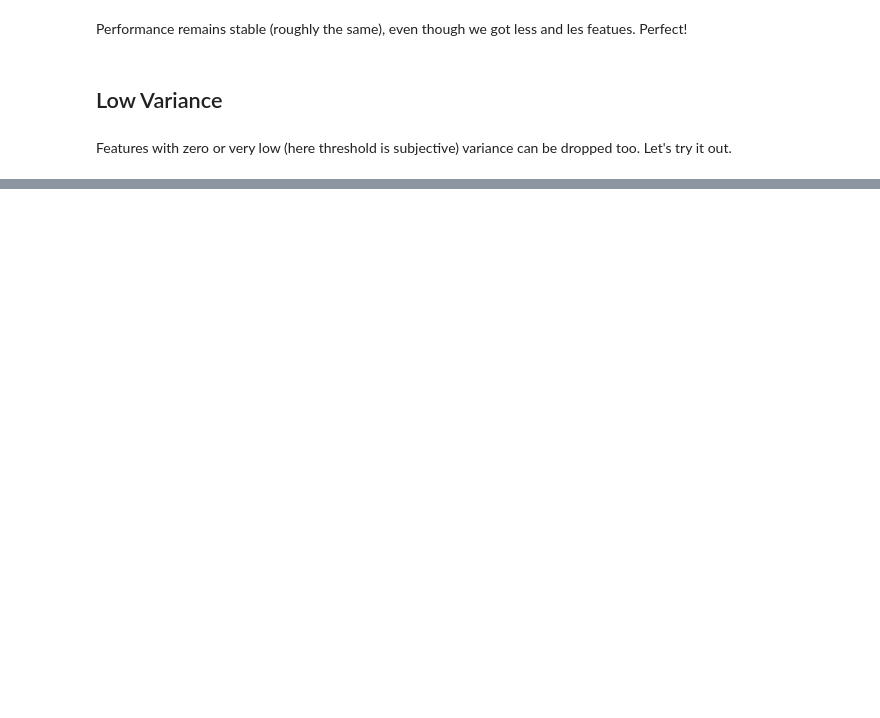
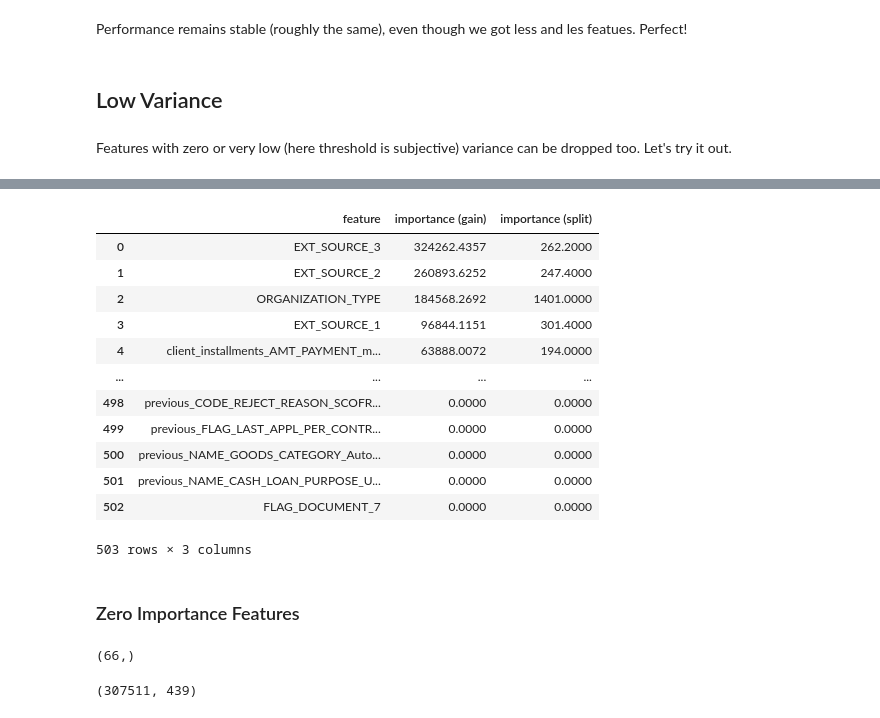
Before and after one commit to akimalikhanov/w, a Jupyter notebook: 3_Feature_Selection.ipynb, the cells around one changed output, grey strips where cells are left out. Drawn from its saved outputs; the diff is of its cells as text; code cells hidden in the pictures; blank space fills up the shorter version.

```diff
--- a/3_Feature_Selection.ipynb
+++ b/3_Feature_Selection.ipynb
@@ -307,0 +287,8 @@ train.to_csv('../data/train_filtered.csv', chunksize=500)
+# %%
+import re
+train=train.rename(columns=lambda x:re.sub('[^A-Za-z0-9_]+', '', x))
+# %%
+X, y=train.drop(['TARGET', 'SK_ID_CURR'], axis=1), train['TARGET']
+
+res, imps=feature_imp_cv(X, y)
+res
@@ -307,0 +318,29 @@ train.to_csv('../data/train_filtered.csv', chunksize=500)
+# %%
+imps=imps.sort_values(by='importance (gain)', ascending=False).reset_index(drop=True)
+imps
+# %% [output]
+|  | feature | importance (gain) | importance (split) |
+| 0 | EXT_SOURCE_3 | 324262.4357 | 262.2000 |
+| 1 | EXT_SOURCE_2 | 260893.6252 | 247.4000 |
+| 2 | ORGANIZATION_TYPE | 184568.2692 | 1401.0000 |
+| 3 | EXT_SOURCE_1 | 96844.1151 | 301.4000 |
+| 4 | client_installments_AMT_PAYMENT_m... | 63888.0072 | 194.0000 |
+| ... | ... | ... | ... |
+| 498 | previous_CODE_REJECT_REASON_SCOFR... | 0.0000 | 0.0000 |
+| 499 | previous_FLAG_LAST_APPL_PER_CONTR... | 0.0000 | 0.0000 |
+| 500 | previous_NAME_GOODS_CATEGORY_Auto... | 0.0000 | 0.0000 |
+| 501 | previous_NAME_CASH_LOAN_PURPOSE_U... | 0.0000 | 0.0000 |
+| 502 | FLAG_DOCUMENT_7 | 0.0000 | 0.0000 |
+503 rows × 3 columns
+# %% [markdown]
+### Zero Importance Features
+# %%
+feat_zero_imp=imps[(imps['importance (split)']==0) & (imps['importance (gain)']==0)]['feature'].values
+feat_zero_imp.shape
+# %% [output]
+(66,)
+# %%
+train=train.drop(feat_zero_imp, axis=1)
+train.shape
+# %% [output]
+(307511, 439)
```
Also changed, not shown: parts of 31 cells of this notebook.
